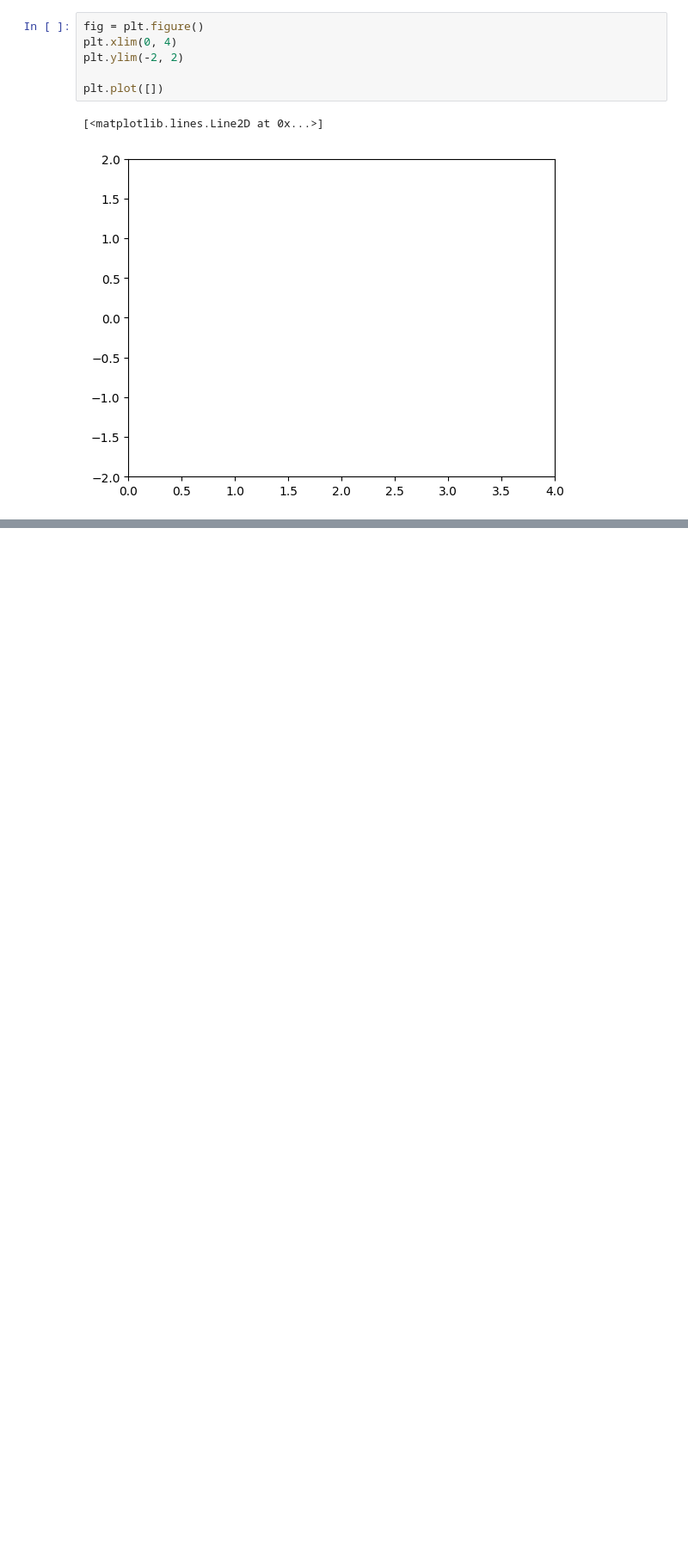
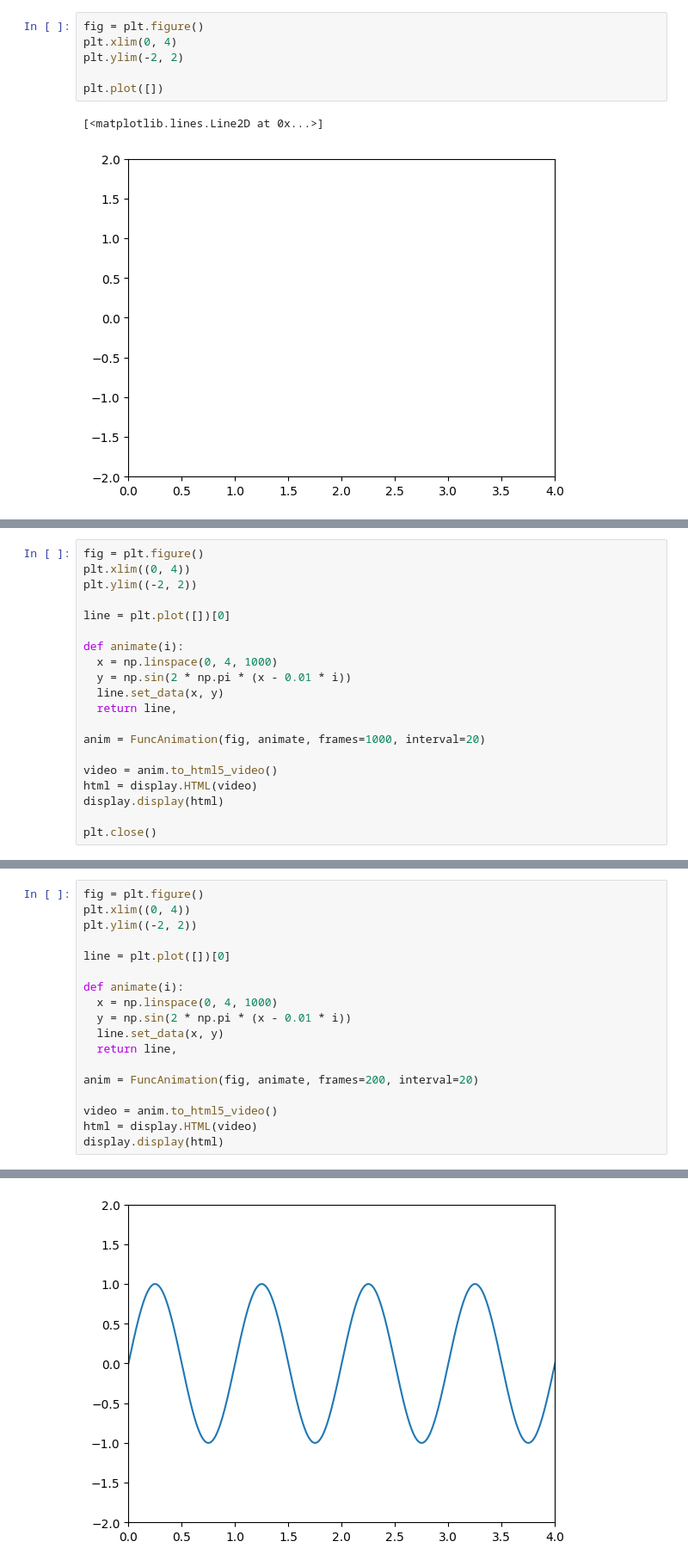
Before and after one commit to LatiefDataVisionary/matplotlib-with-indonesia-belajar, a Jupyter notebook: Matplotlib_19_|_Animasi_pada_Matplotlib.ipynb, the cells around one changed output, grey strips where cells are left out. Shown at 86% size. Saved outputs shown, nothing was run; the diff lists cells and outputs as text; blank space fills up the shorter version.

```diff
--- a/Matplotlib_19_|_Animasi_pada_Matplotlib.ipynb
+++ b/Matplotlib_19_|_Animasi_pada_Matplotlib.ipynb
@@ -52,0 +77,20 @@ plt.plot([])
+# %%
+fig = plt.figure()
+plt.xlim((0, 4))
+plt.ylim((-2, 2))
+
+line = plt.plot([])[0]
+
+def animate(i):
+  x = np.linspace(0, 4, 1000)
+  y = np.sin(2 * np.pi * (x - 0.01 * i))
+  line.set_data(x, y)
+  return line,
+
+anim = FuncAnimation(fig, animate, frames=1000, interval=20)
+
+video = anim.to_html5_video()
+html = display.HTML(video)
+display.display(html)
+
+plt.close()
@@ -52,0 +99,19 @@ plt.plot([])
+# %%
+fig = plt.figure()
+plt.xlim((0, 4))
+plt.ylim((-2, 2))
+
+line = plt.plot([])[0]
+
+def animate(i):
+  x = np.linspace(0, 4, 1000)
+  y = np.sin(2 * np.pi * (x - 0.01 * i))
+  line.set_data(x, y)
+  return line,
+
+anim = FuncAnimation(fig, animate, frames=200, interval=20)
+
+video = anim.to_html5_video()
+html = display.HTML(video)
+display.display(html)
+# %% [output]
@@ -52,0 +119 @@ plt.plot([])
+[figure, added]
```
Also changed, not shown: parts of 4 cells of this notebook.
